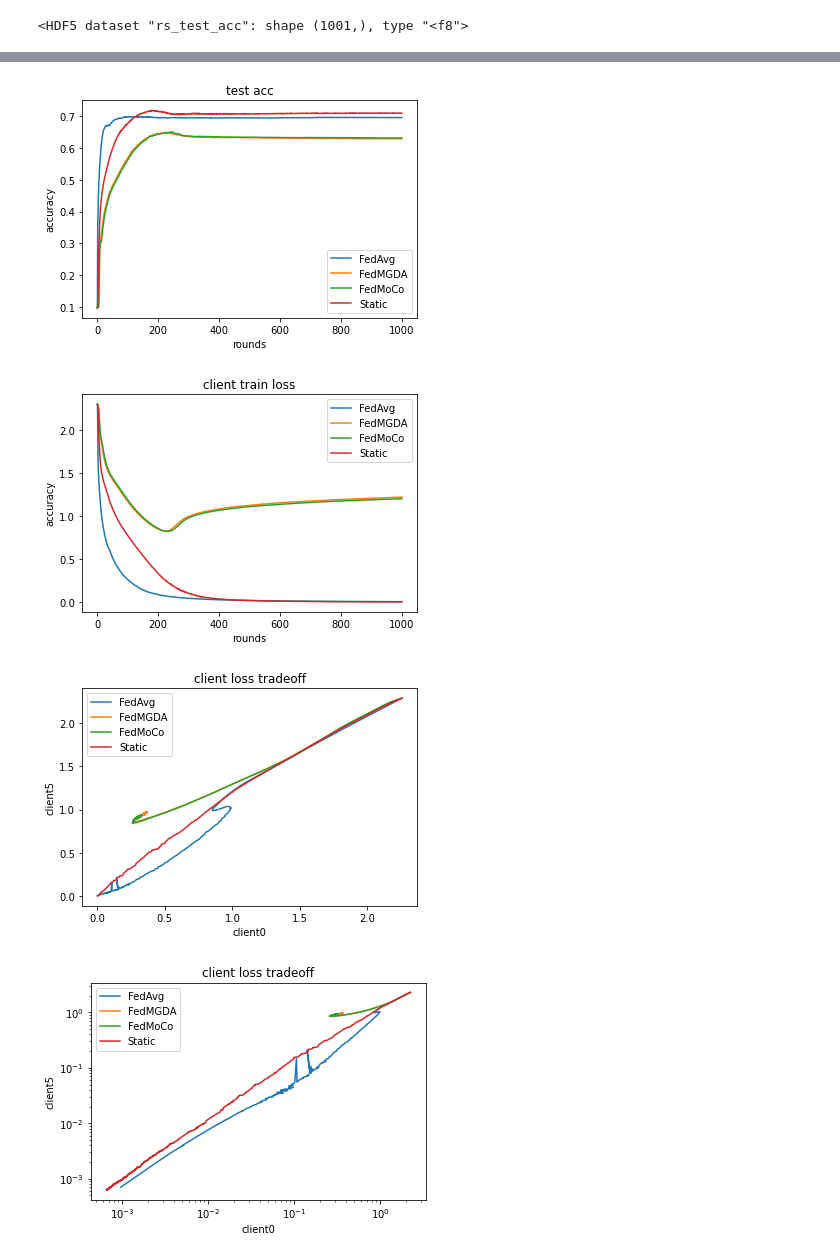
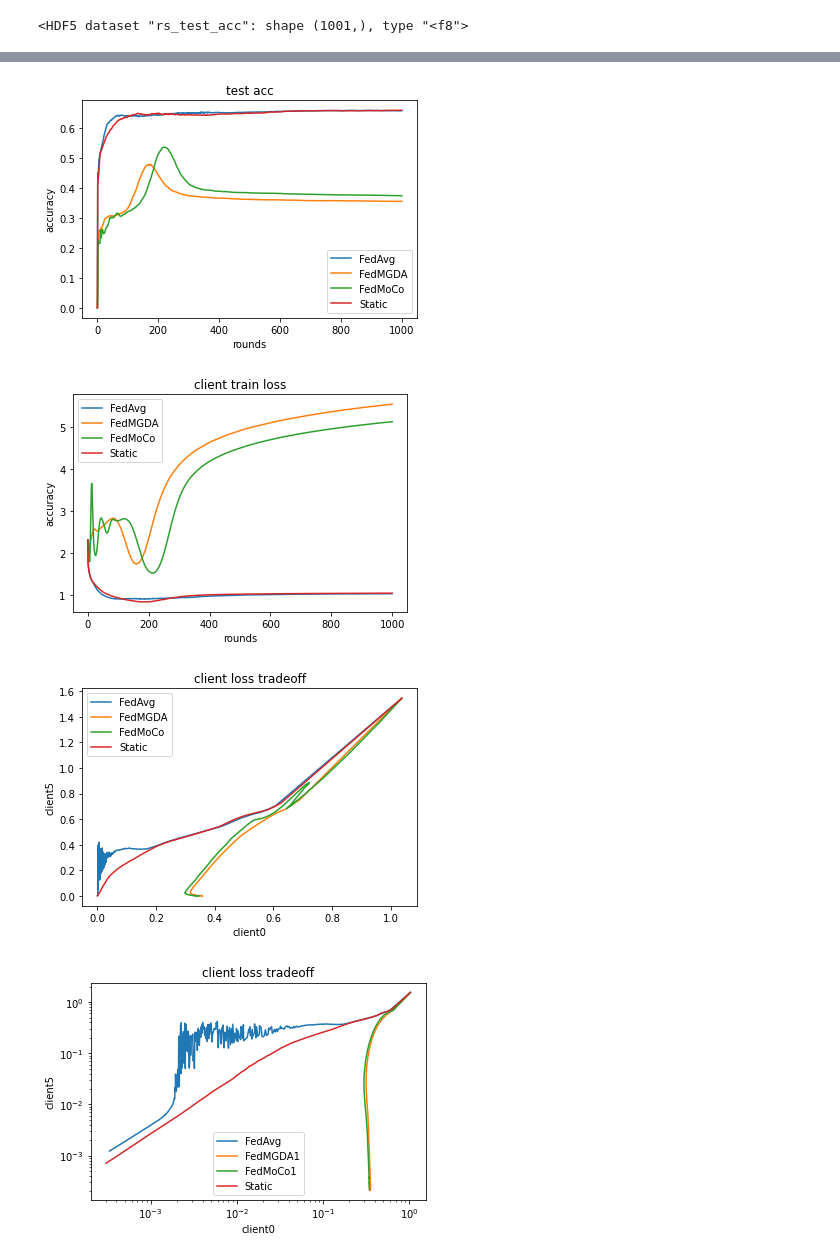
Before and after one commit to wkqls0829/fedmoco, a Jupyter notebook: system/visualize.ipynb, the cells around one changed output, grey strips where cells are left out. Saved outputs shown, nothing was run; the diff lists cells and outputs as text; code cells hidden in the pictures.

```diff
--- a/system/visualize.ipynb
+++ b/system/visualize.ipynb
@@ -15,10 +15,10 @@ client_number = 20
 join_ratio = 1.
 file_path = result_path + f"{dataset}_{algo}_nc={client_number}_jr={join_ratio}.h5"
 # %%
-avg_path = result_path + f"Cifar10_FedMGDA_nc={client_number}_jr=1.0_20000.h5"
-mgda_path = result_path + f"Cifar10_FedMGDA_nc={client_number}_jr=1.0_10000.h5"
+avg_path = result_path + f"Cifar10_FedMGDA_nc={client_number}_jr=1.0_10000.h5"
+mgda_path = result_path + f"Cifar10_FedMGDA_nc={client_number}_jr=1.0_20000.h5"
 moco_path = result_path + f"Cifar10_FedMoCo_nc={client_number}_jr=1.0_30000.h5"
-static_path = result_path + f"Cifar10_FedMGDA_nc={client_number}_jr=1.0_10011.h5"
+static_path = result_path + f"Cifar10_FedMGDA_nc={client_number}_jr=1.0_40000.h5"
 # %%
 favg = h5py.File(avg_path, "r")
 fmoco = h5py.File(moco_path, "r")
@@ -106,7 +101,7 @@ plt.ylabel('accuracy')
 plt.legend()
 plt.show()
 # %% [output]
-[figure, old version]
+[figure, new version]
 # %%
 plt.title(f'client train loss')
 plt.plot(rounds, favg['rs_train_loss'], label='FedAvg')
@@ -118,7 +113,7 @@ plt.ylabel('accuracy')
 plt.legend()
 plt.show()
 # %% [output]
-[figure, old version]
+[figure, new version]
 # %%
 client1 = 0
 client2 = 5
@@ -130,9 +120,14 @@ staticloss = np.stack((fstatic['rs_local_train_losses'][client1],fstatic['rs_loc
+# %%
+avgloss = np.array(favg['rs_local_train_losses']).T
+mgdaloss = np.array(fmgda['rs_local_train_losses']).T
+mocoloss = np.array(fmoco['rs_local_train_losses']).T
+staticloss = np.array(fstatic['rs_local_train_losses']).T
 # %%
 plt.title(f'client loss tradeoff')
-plt.plot(np.array(favg['rs_local_train_losses']).T[client1],np.array(favg['rs_local_train_losses']).T[client2], label='FedAvg')
-plt.plot(np.array(fmgda['rs_local_train_losses']).T[client1],np.array(fmgda['rs_local_train_losses']).T[client2], label='FedMGDA')
-plt.plot(np.array(fmoco['rs_local_train_losses']).T[client1],np.array(fmoco['rs_local_train_losses']).T[client2], label='FedMoCo')
-plt.plot(np.array(fstatic['rs_local_train_losses']).T[client1],np.array(fstatic['rs_local_train_losses']).T[client2], label='Static')
+plt.plot(avgloss[client1],avgloss[client2], label='FedAvg')
+plt.plot(mgdaloss[client1],mgdaloss[client2], label='FedMGDA')
+plt.plot(mocoloss[client1],mocoloss[client2], label='FedMoCo')
+plt.plot(staticloss[client1],staticloss[client2], label='Static')
 plt.xlabel(f'client{client1}')
 plt.ylabel(f'client{client2}')
 #plt.xlim(0.0, 0.1)
@@ -140,20 +135,20 @@ plt.ylabel(f'client{client2}')
 plt.legend()
 plt.show()
 # %% [output]
-[figure, old version]
+[figure, new version]
 # %%
 plt.title(f'client loss tradeoff')
-plt.plot(np.array(favg['rs_local_train_losses']).T[client1],np.array(favg['rs_local_train_losses']).T[client2], label='FedAvg')
-plt.plot(np.array(fmgda['rs_local_train_losses']).T[client1],np.array(fmgda['rs_local_train_losses']).T[client2], label='FedMGDA')
-plt.plot(np.array(fmoco['rs_local_train_losses']).T[client1],np.array(fmoco['rs_local_train_losses']).T[client2], label='FedMoCo')
-plt.plot(np.array(fstatic['rs_local_train_losses']).T[client1],np.array(fstatic['rs_local_train_losses']).T[client2], label='Static')
+plt.plot(avgloss[client1],avgloss[client2], label='FedAvg')
+plt.plot(mgdaloss[client1],mgdaloss[client2], label='FedMGDA1')
+plt.plot(mocoloss[client1],mocoloss[client2], label='FedMoCo1')
+plt.plot(staticloss[client1],staticloss[client2], label='Static')
 plt.xlabel(f'client{client1}')
 plt.ylabel(f'client{client2}')
 plt.yscale('log', base=10)
 plt.xscale('log', base=10)
 #plt.xlim(0.0, 0.1)
 #plt.ylim(0.0, 0.1)
 plt.legend()
 plt.show()
 # %% [output]
-[figure, old version]
+[figure, new version]
```
Also changed, not shown: parts of 5 cells of this notebook, 31 other files.
